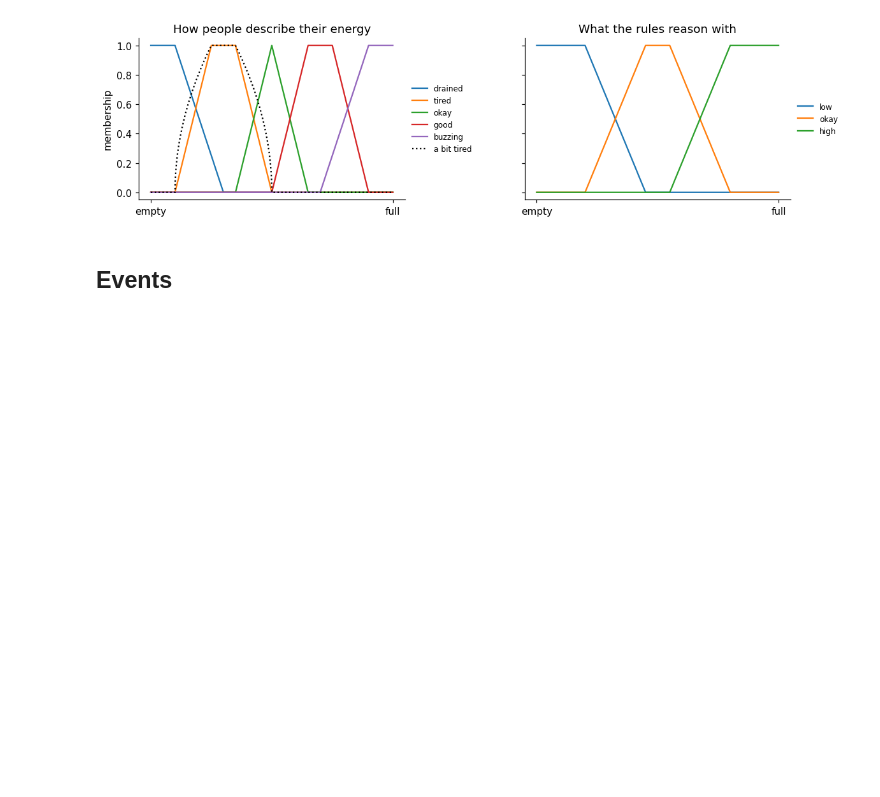
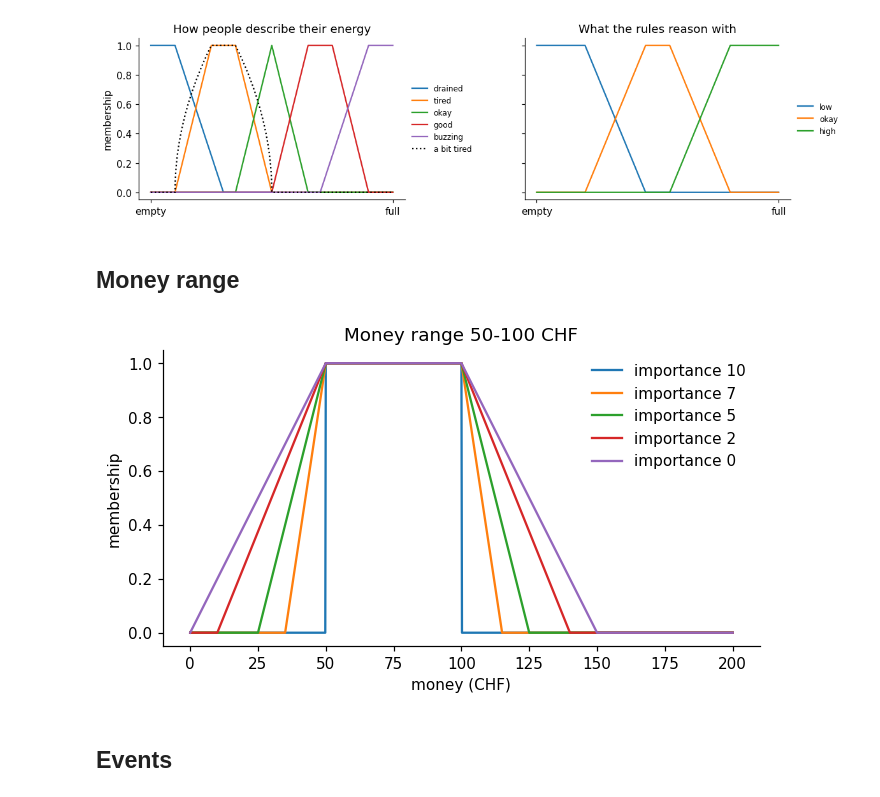
Before and after one commit to Coupur/Fuzzy-Sets-Systmes---Friday-Night, a Jupyter notebook: friday_night_planner.ipynb, the cells around one changed output. Saved outputs shown, nothing was run; the diff lists cells and outputs as text; code cells hidden in the pictures; blank space fills up the shorter version.

Commit message:
Add membership functions for money

```diff
--- a/friday_night_planner.ipynb
+++ b/friday_night_planner.ipynb
@@ -103,6 +103,49 @@ ax1.set_ylabel('membership')
 plt.show()
 # %% [output]
 [figure]
+# %% [markdown]
+## Money range
+# %%
+MAX_CHF = 200 # CHF amount that corresponds to 10 on the hidden 0-10 scale
+SOFTNESS = 1.0 # how wide the slopes get at importance 0 (1.0 = as wide as the range)
+
+
+def money_membership(max_money, importance, min_money=0, x=X):
+    """Fuzzy set for 'how much I want to spend', on the grid x.
+
+    max_money   upper end of the range
+    min_money   lower end of the range (default 0)
+    importance  0-10: 10 = crisp rectangle, 0 = very soft slopes
+    All money values must be on the same scale as x.
+    """
+    importance = float(np.clip(importance, 0, 10))
+    softness = (10 - importance) / 10 # 0 = crisp, ..., 1 = very soft slope
+    w = softness * SOFTNESS * (max_money - min_money) # width of each slope
+
+    a = max(min_money - w, 0)
+    b = min_money
+    c = max_money
+    d = max_money + w
+    return shape(a, b, c, d, x)
+
+
+def money_set(max_chf, importance, min_chf=0):
+    """Money range in CHF -> fuzzy set on the notebook's 0-10 scale X."""
+    s = 10 / MAX_CHF
+    return money_membership(max_chf * s, importance, min_chf * s, x=X)
+
+
+# Plot: same range, different importance
+fig, ax = plt.subplots(figsize=(7, 3.5))
+for imp in [10, 7, 5, 2, 0]:
+    ax.plot(X * MAX_CHF / 10, money_set(100, imp, 50), label=f'importance {imp}')
+ax.set_xlabel('money (CHF)')
+ax.set_ylabel('membership')
+ax.set_title('Money range 50-100 CHF')
+ax.legend(frameon=False)
+plt.show()
+# %% [output]
+[figure, added]
 # %% [markdown]
 ## Events
 # %%
```
